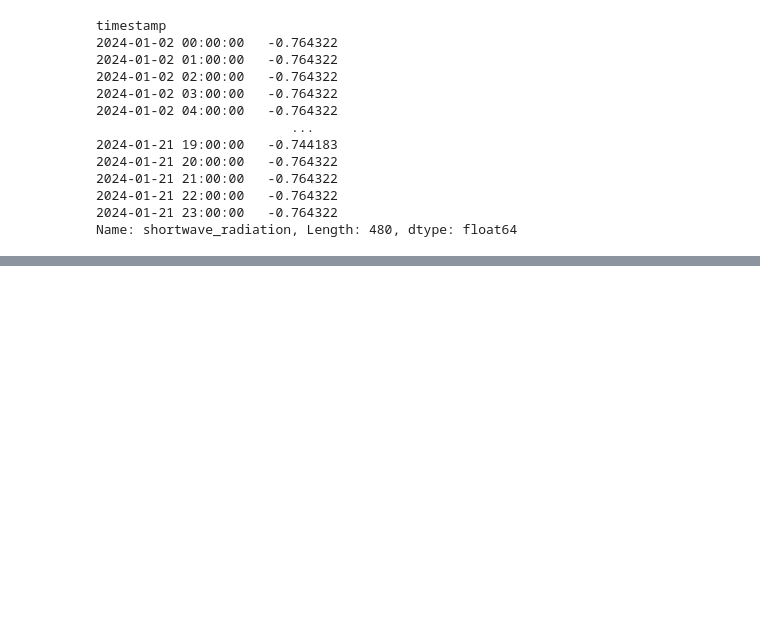
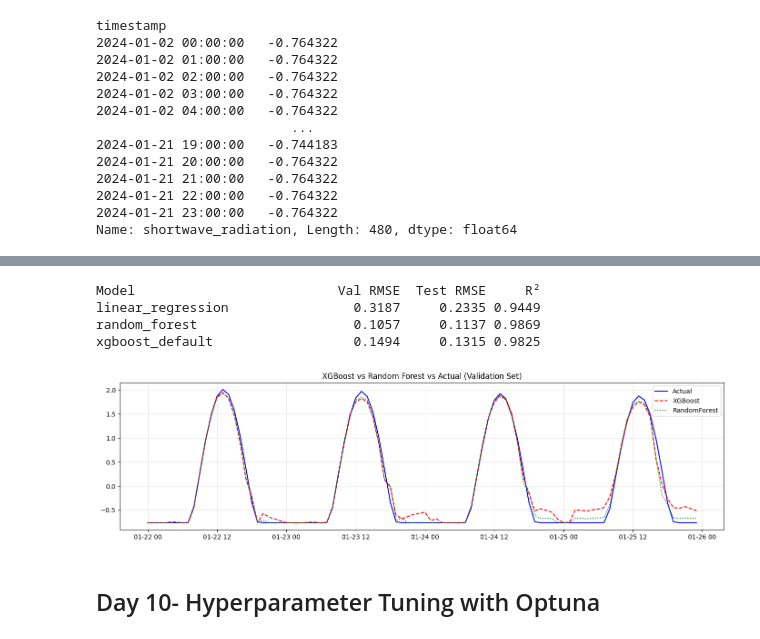
Before and after one commit to mmoh-i/ml-sprint, a Jupyter notebook: notebooks/01_cleaning.ipynb, the cells around one changed output, grey strips where cells are left out. Drawn from its saved outputs; the diff is of its cells as text; code cells hidden in the pictures; blank space fills up the shorter version.

```diff
--- a/notebooks/01_cleaning.ipynb
+++ b/notebooks/01_cleaning.ipynb
@@ -664 +761,43 @@ coef_df
+# %%
+with open("../models/results.json", "r") as f:
+    results = json.load(f)
+
+results["random_forest"] = {
+    "val":  rf_val_metrics,
+    "test": rf_test_metrics
+}
+results["xgboost_default"] = {
+    "val":  xgb_val_metrics,
+    "test": xgb_test_metrics
+}
+
+
+print(f"{'Model':<28} {'Val RMSE':>10} {'Test RMSE':>10} {'R²':>6}")
+
+for model_name, metrics in results.items():
+    val_rmse  = metrics.get("val", {}).get("rmse", 0.0)
+    test_rmse = metrics.get("test", {}).get("rmse", 0.0)
+    r2        = metrics.get("test", {}).get("r2", 0.0)
+    print(f"{model_name:<28} {val_rmse:>10.4f} {test_rmse:>10.4f} {r2:>6.4f}")
+# %% [output]
+Model                          Val RMSE  Test RMSE     R²
+linear_regression                0.3187     0.2335 0.9449
+random_forest                    0.1057     0.1137 0.9869
+xgboost_default                  0.1494     0.1315 0.9825
+# %%
+fig, ax = plt.subplots(figsize=(14, 4))
+
+ax.plot(df_val.index, y_val.values, label="Actual", color="Blue", linewidth=1.5)
+ax.plot(df_val.index, xgb_val, label="XGBoost", color="REd", linewidth=1.5, linestyle="--")
+ax.plot(df_val.index, rf_val, label="RandomForest", color="Green", linewidth=1.5, linestyle=":")
+
+ax.set_title("XGBoost vs Random Forest vs Actual (Validation Set)")
+ax.legend()
+ax.grid(alpha=0.3)
+plt.tight_layout()
+plt.show()
+# %% [output]
+[figure, added]
+# %% [markdown]
+## Day 10- Hyperparameter Tuning with Optuna
 # %%
```
Also changed, not shown: parts of 32 cells of this notebook, 7 other files.
